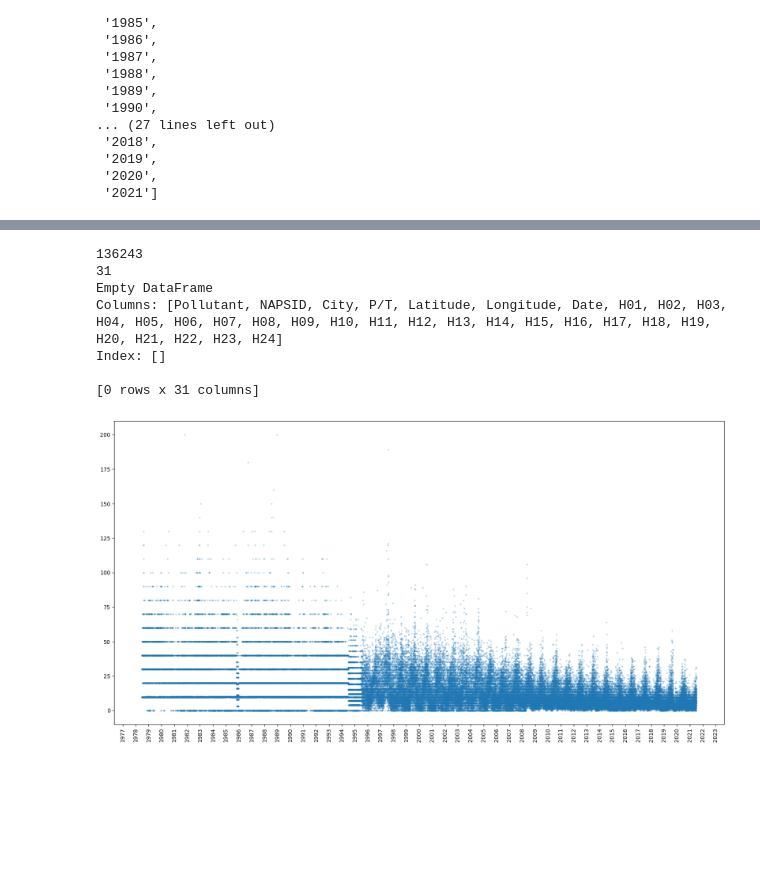
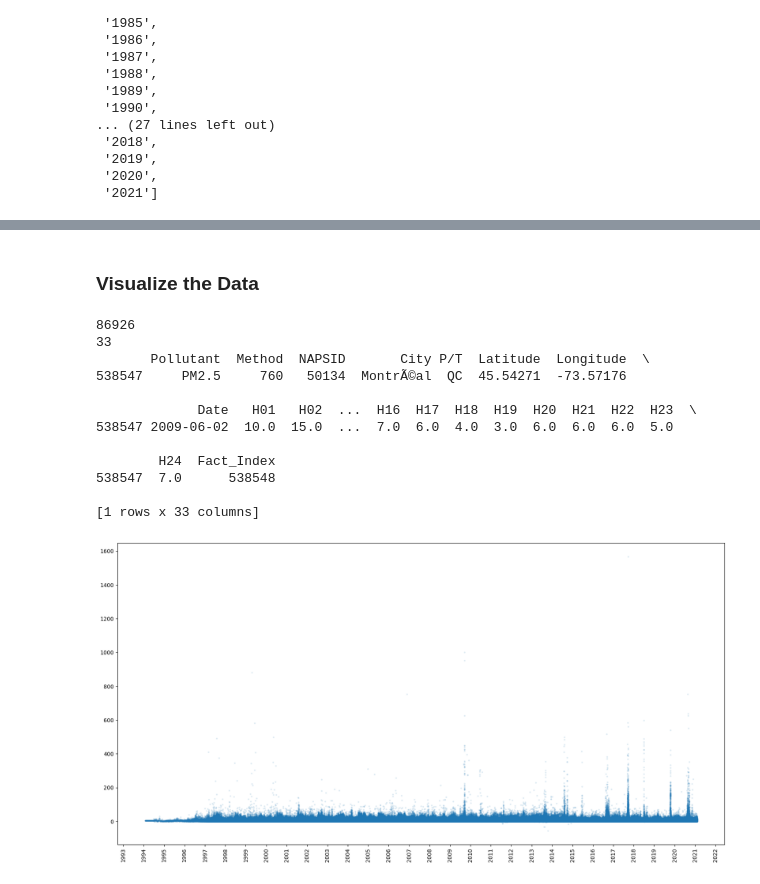
Before and after one commit to AhmadElmasri1/CSI4142_Group13_AirQuality_DataMart, a Jupyter notebook: Staging_Data.ipynb, the cells around one changed output, grey strips where cells are left out. Saved outputs shown, nothing was run; the diff lists cells and outputs as text; code cells hidden in the pictures; blank space fills up the shorter version.

Commit message:
Cleaned up the data staging file a bit for readability

```diff
--- a/Staging_Data.ipynb
+++ b/Staging_Data.ipynb
@@ -310,8 +326,10 @@ pm25_column_names = ['Pollutant//Polluant', 'Method Code//Code Méthode', 'NAPS
 df= pd.read_csv('AirQuality_SpreadSheets\HourlyData_ByYear\Hourly_2019\PM25_2019.csv',encoding='ISO-8859-1', skiprows=7, sep='\t')
 df = df[pm25_column_names]
 df.to_csv('AirQuality_SpreadSheets\HourlyData_ByYear\Hourly_2019\PM25_2019_Mod.csv', encoding='utf-8', index=False)
+# %% [markdown]
+### Visualize the Data
 # %%
-path_holder = 'NO2_Total_Data.csv'
+path_holder = 'PM25_Total_Data.csv'
 df_holder = pd.read_csv(path_holder)
 holder_series = df_holder['Date'].copy(deep=True)
 df_holder['Date'] = pd.to_datetime(df_holder['Date'],format='%Y%m%d',errors='coerce').fillna(
@@ -319,43 +337,49 @@ df_holder['Date'] = pd.to_datetime(df_holder['Date'],format='%Y%m%d',errors='coe
         pd.to_datetime(df_holder['Date'],format="%Y-%m-%d",errors='coerce').fillna(
             pd.to_datetime(df_holder['Date'],format='%m/%d/%Y',errors='coerce').fillna(
                 pd.to_datetime(df_holder['Date'],format="%d-%m-%Y",errors='coerce').fillna(
                     pd.to_datetime(df_holder['Date'],format='%d%m%Y',errors='coerce')
                 )
             )
         )
     )
 )
 # df_holder['Date'] = holder_series
-# df_holder.loc[df_holder['H15'].abs() > 300, 'H15'] = df_holder['H15'].mean()
+# df_holder.loc[df_holder['H15'].abs() > 5000, 'H15'] = df_holder['H15'].mean()
 single_station_df = df_holder[(df_holder['City'] == 'Montreal') |  (df_holder['City'] == 'MontrÃ©al')  | (df_holder['City'] == 'Montréal') | (df_holder['City'] == 'Montr�al')  ]
 
 print(single_station_df.shape[0])
 print(single_station_df.shape[1])
 
-print(df_holder[(df_holder['City']=='Montreal') & (df_holder['Date'] == pd.to_datetime("01-10-2008"))])
+date_frame = df_holder.loc[(df_holder['NAPSID']== 50134) & (df_holder['Date'] == pd.to_datetime("2009-06-02")) ]
+print(date_frame)
 
 plt.figure(figsize=(20,10))
 ax = plt.gca()
 
 # plt.gca().xaxis.set_major_formatter(mdates.DateFormatter('%d-%m-%Y'))
 plt.gca().xaxis.set_major_locator(mdates.DayLocator())
 
 plt.gca().xaxis.set_major_locator(mdates.DayLocator(interval=365))
 plt.xticks(rotation=90)
 # plt.gcf().autofmt_xdate()\
 # ax.set_xlim( [single_station_df['Date'].min(), single_station_df['Date'].max()] )
 # ax.set_ylim( [0, 300] )
-plt.scatter(single_station_df['Date'],single_station_df['H15'], s=4, alpha=0.2)
+plt.scatter(df_holder['Date'],df_holder['H15'], s=4, alpha=0.1)
 plt.show()
 # %% [output]
-136243
-31
-Empty DataFrame
-Columns: [Pollutant, NAPSID, City, P/T, Latitude, Longitude, Date, H01, H02, H03, H04, H05, H06, H07, H08, H09, H10, H11, H12, H13, H14, H15, H16, H17, H18, H19, H20, H21, H22, H23, H24]
-Index: []
+86926
+33
+       Pollutant  Method  NAPSID       City P/T  Latitude  Longitude  \
+538547     PM2.5     760   50134  MontrÃ©al  QC  45.54271  -73.57176
 
-[0 rows x 31 columns]
+             Date   H01   H02  ...  H16  H17  H18  H19  H20  H21  H22  H23  \
+538547 2009-06-02  10.0  15.0  ...  7.0  6.0  4.0  3.0  6.0  6.0  6.0  5.0
+
+        H24  Fact_Index
+538547  7.0      538548
+
+[1 rows x 33 columns]
-[figure, old version]
+[figure, new version]
 # %%
 with ZipFile('./Chemicals_Total_Data.zip', 'w') as zip_object:
     zip_object.write('CO_Total_Data.csv')
```
Also changed, not shown: parts of 4 cells of this notebook.
